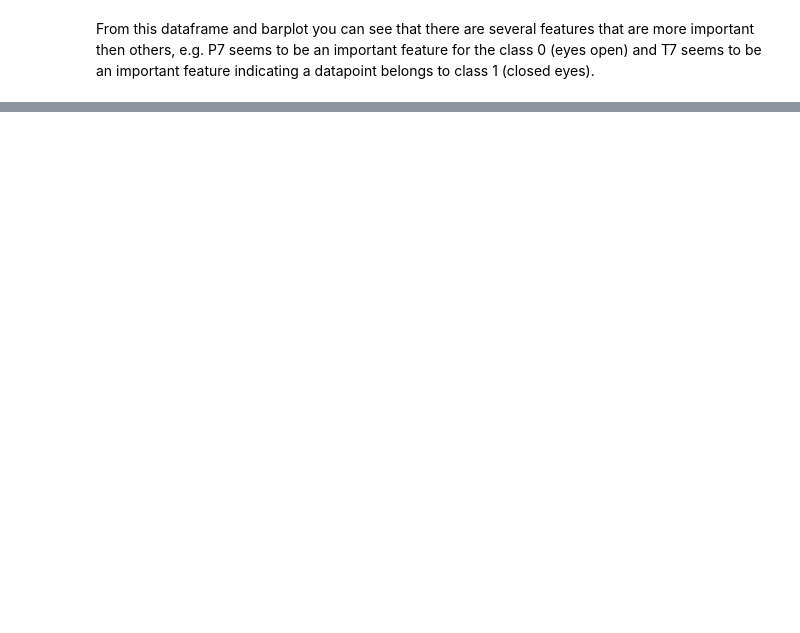
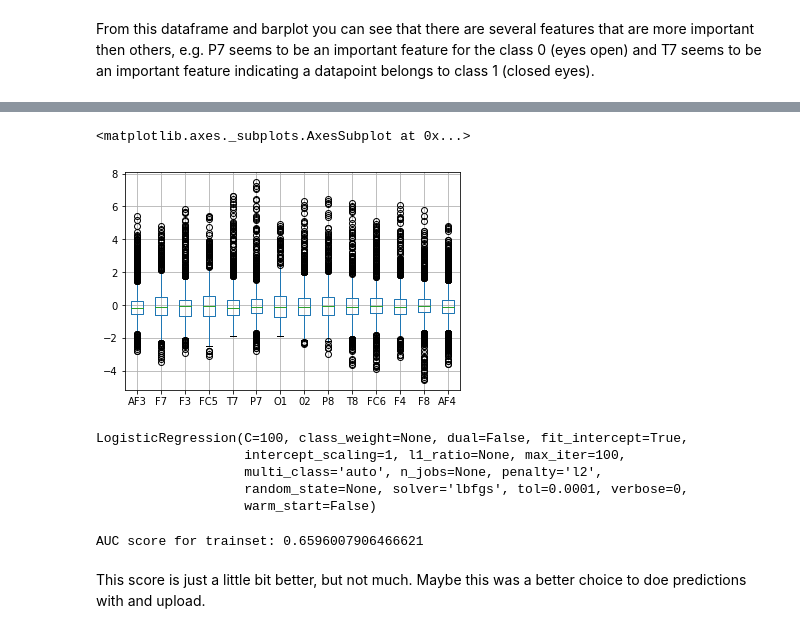
Before and after one commit to SarahGoddaer/Machine_Learning_course_UGent_D012554_kaggle, a Jupyter notebook: Second_try.ipynb, the cells around one changed output, grey strips where cells are left out. Drawn from its saved outputs; the diff is of its cells as text; code cells hidden in the pictures; blank space fills up the shorter version.

```diff
--- a/Second_try.ipynb
+++ b/Second_try.ipynb
@@ -153,0 +175,13 @@ T7 seems to be an important feature indicating a datapoint belongs to class 1 (c
+# %%
+trainset = pd.read_csv("https://raw.githubusercontent.com/sdgroeve/Machine_Learning_course_UGent_D012554_kaggle/master/eeg_train.csv")
+testset = pd.read_csv("https://raw.githubusercontent.com/sdgroeve/Machine_Learning_course_UGent_D012554_kaggle/master/eeg_test.csv")
+
+features = trainset.copy()
+features.pop('label')
+feature_names = list(features.columns)
+
+test_features = testset.copy()
+test_features.pop('index')
+test_feature_names = list(test_features.columns)
+#visualizing features' ranges
+features.boxplot()
@@ -153,0 +191,31 @@ T7 seems to be an important feature indicating a datapoint belongs to class 1 (c
+# %%
+from sklearn import preprocessing
+from sklearn.preprocessing import StandardScaler
+
+scaler = preprocessing.StandardScaler()
+features = scaler.fit_transform(features)
+test_features = scaler.transform(test_features)
+
+#visualizing the trainfeatures' ranges
+features = pd.DataFrame(features, columns=feature_names)
+test_features = pd.DataFrame(test_features, columns=test_feature_names)
+features.boxplot()
+# %% [output]
+<matplotlib.axes._subplots.AxesSubplot at 0x...>
+[figure, added]
+# %%
+model = LogisticRegression(C=100)
+model.fit(features, trainset.label)
+# %% [output]
+LogisticRegression(C=100, class_weight=None, dual=False, fit_intercept=True,
+                   intercept_scaling=1, l1_ratio=None, max_iter=100,
+                   multi_class='auto', n_jobs=None, penalty='l2',
+                   random_state=None, solver='lbfgs', tol=0.0001, verbose=0,
+                   warm_start=False)
+# %%
+score_train = cross_val_score(model, features, trainset.label,scoring='roc_auc', cv= 10).mean()
+print('AUC score for trainset: '+ str(score_train))
+# %% [output]
+AUC score for trainset: 0.6596007906466621
+# %% [markdown]
+This score is just a little bit better, but not much. Maybe this was a better choice to doe predictions with and upload.
```
Also changed, not shown: parts of 11 cells of this notebook.
